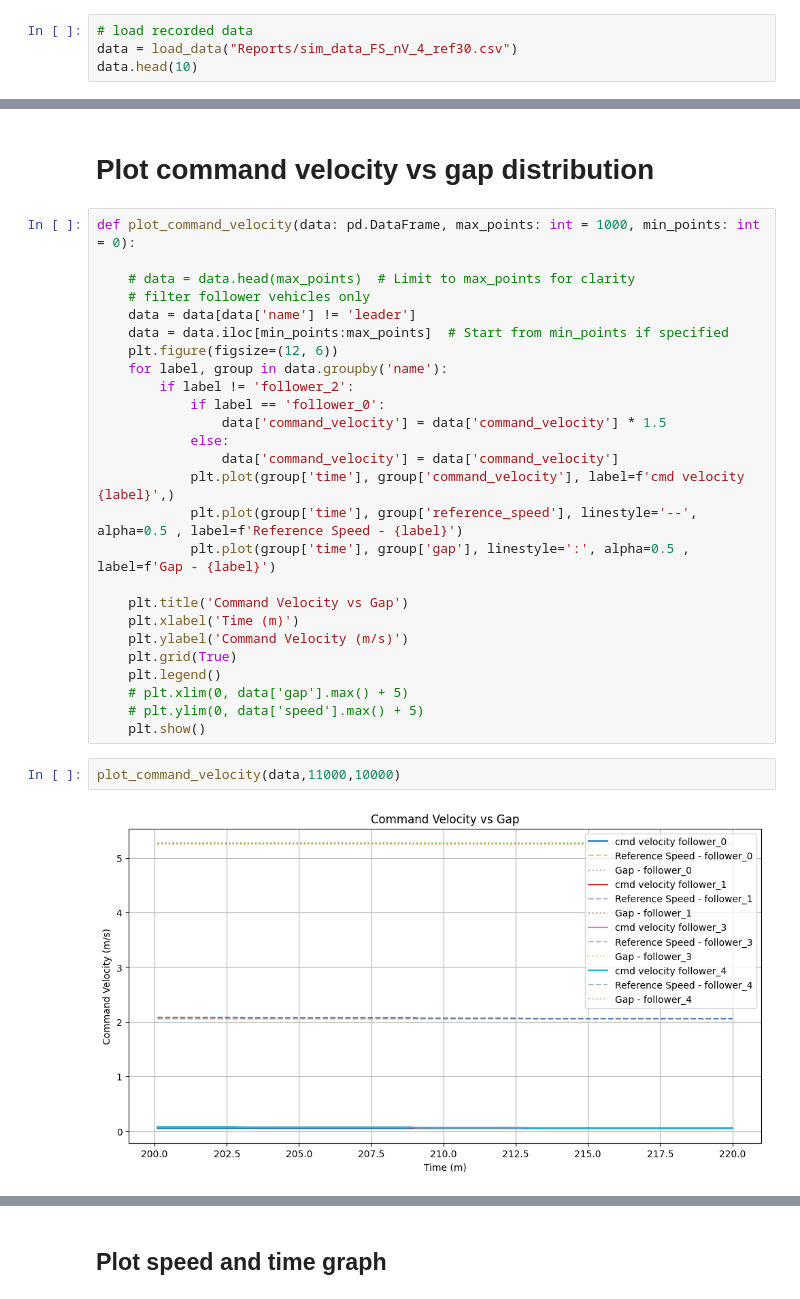
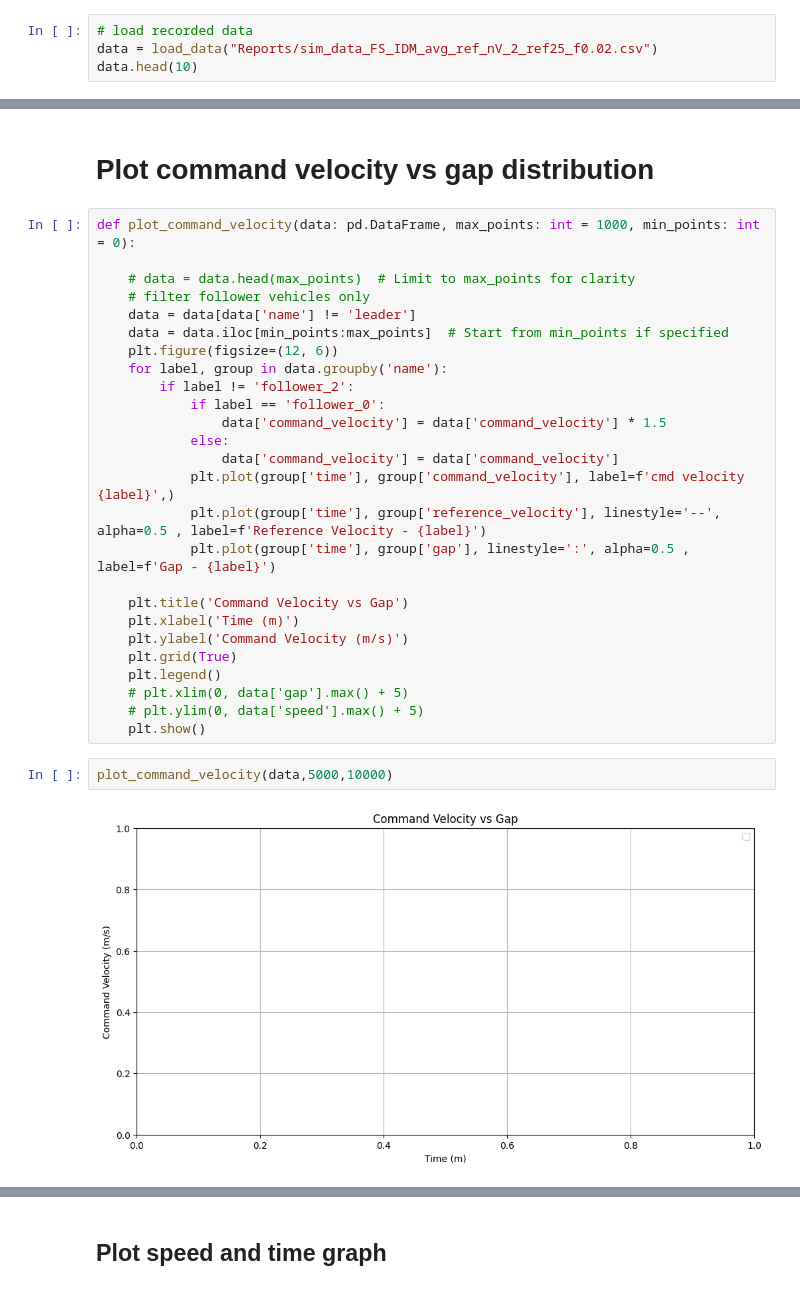
Before and after one commit to shihabict/carla_simulation, a Jupyter notebook: research/analysis_recorded_data.ipynb, the cells around one changed output, grey strips where cells are left out. Drawn from its saved outputs; the diff is of its cells as text.

```diff
--- a/research/analysis_recorded_data.ipynb
+++ b/research/analysis_recorded_data.ipynb
@@ -24,7 +24,7 @@ def load_data(file_path: str) -> pd.DataFrame:
     return df
 # %%
 # load recorded data
-data = load_data("Reports/sim_data_FS_nV_4_ref30.csv")
+data = load_data("Reports/sim_data_FS_IDM_avg_ref_nV_2_ref25_f0.02.csv")
 data.head(10)
 # %% [output]
 |  | time | name | x | y | z | speed | acc | gap | command_velocity | ... |
@@ -174,7 +96,7 @@ def plot_command_velocity(data: pd.DataFrame, max_points: int = 1000, min_points
             else:
                 data['command_velocity'] = data['command_velocity']
             plt.plot(group['time'], group['command_velocity'], label=f'cmd velocity {label}',)
-            plt.plot(group['time'], group['reference_speed'], linestyle='--', alpha=0.5 , label=f'Reference Speed - {label}')
+            plt.plot(group['time'], group['reference_velocity'], linestyle='--', alpha=0.5 , label=f'Reference Velocity - {label}')
             plt.plot(group['time'], group['gap'], linestyle=':', alpha=0.5 , label=f'Gap - {label}')
 
     plt.title('Command Velocity vs Gap')
@@ -186,6 +108,6 @@ def plot_command_velocity(data: pd.DataFrame, max_points: int = 1000, min_points
     # plt.ylim(0, data['speed'].max() + 5)
     plt.show()
 # %%
-plot_command_velocity(data,11000,10000)
+plot_command_velocity(data,5000,10000)
 # %% [output]
-[figure, old version]
+[figure, new version]
```
Also changed, not shown: parts of 28 cells of this notebook.
